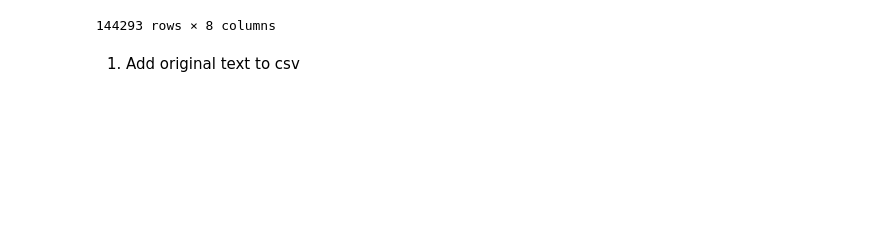
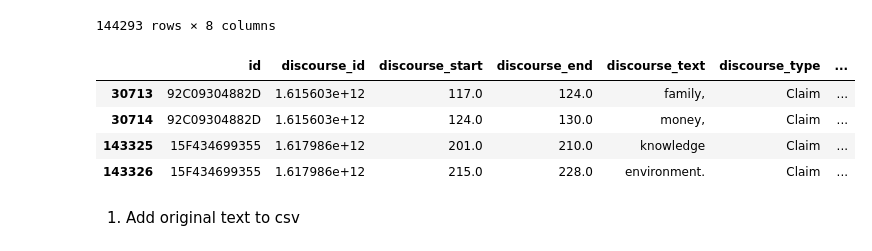
Before and after one commit to donggunseo/SCI-Kaggle, a Jupyter notebook: EDA.ipynb, the cells around one changed output. Drawn from its saved outputs; the diff is of its cells as text; code cells hidden in the pictures; blank space fills up the shorter version.

```diff
--- a/EDA.ipynb
+++ b/EDA.ipynb
@@ -19,6 +19,25 @@ train_df
 | 144291 | 4C471936CD75 | 1.618025e+12 | 4570.0 | 4922.0 | The impact of asking people to he... | Evidence | ... |
 | 144292 | 4C471936CD75 | 1.618025e+12 | 4935.0 | 5825.0 | there are many other reasons one ... | Concluding Statement | ... |
 144293 rows × 8 columns
+# %%
+train_df.loc[train_df[['id', 'discourse_type', 'predictionstring']].duplicated(keep=False)][
+    [
+        "id",
+        "discourse_id",
+        "discourse_start",
+        "discourse_end",
+        "discourse_text",
+        "discourse_type",
+        "discourse_type_num",
+        "predictionstring",
+    ]
+]
+# %% [output]
+|  | id | discourse_id | discourse_start | discourse_end | discourse_text | discourse_type | ... |
+| 30713 | 92C09304882D | 1.615603e+12 | 117.0 | 124.0 | family, | Claim | ... |
+| 30714 | 92C09304882D | 1.615603e+12 | 124.0 | 130.0 | money, | Claim | ... |
+| 143325 | 15F434699355 | 1.617986e+12 | 201.0 | 210.0 | knowledge | Claim | ... |
+| 143326 | 15F434699355 | 1.617986e+12 | 215.0 | 228.0 | environment. | Claim | ... |
 # %% [markdown]
 1. Add original text to csv
 # %%
```
Also changed, not shown: 3 other files.
